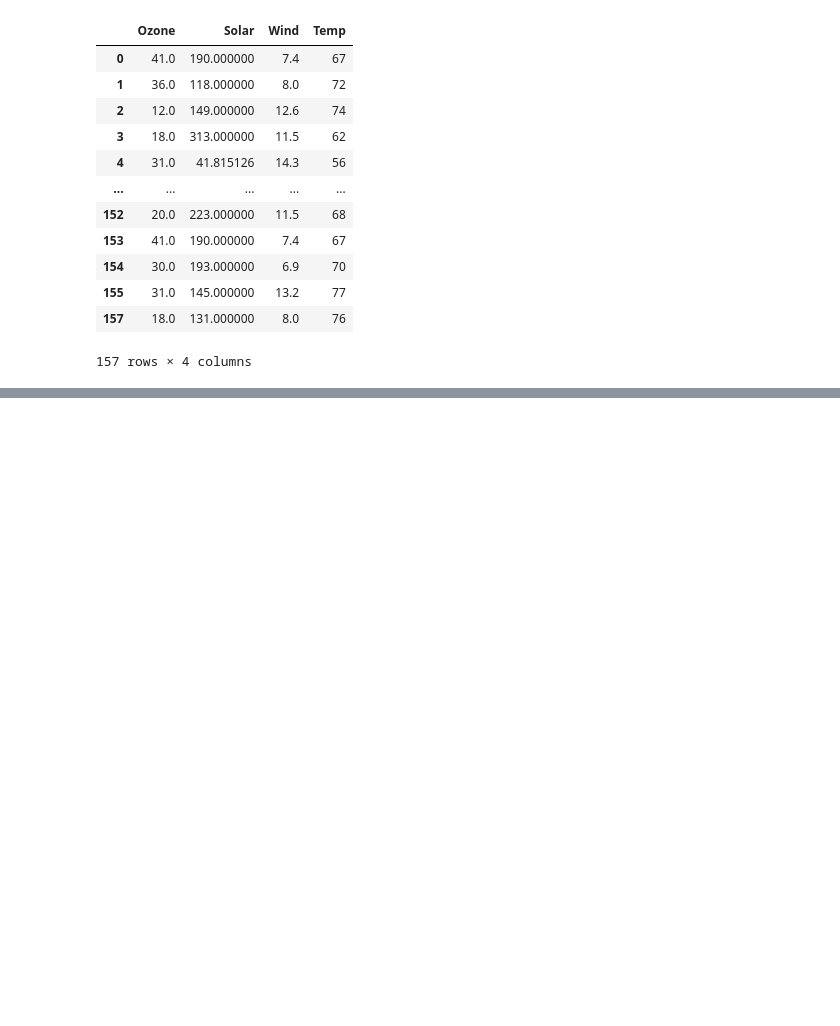
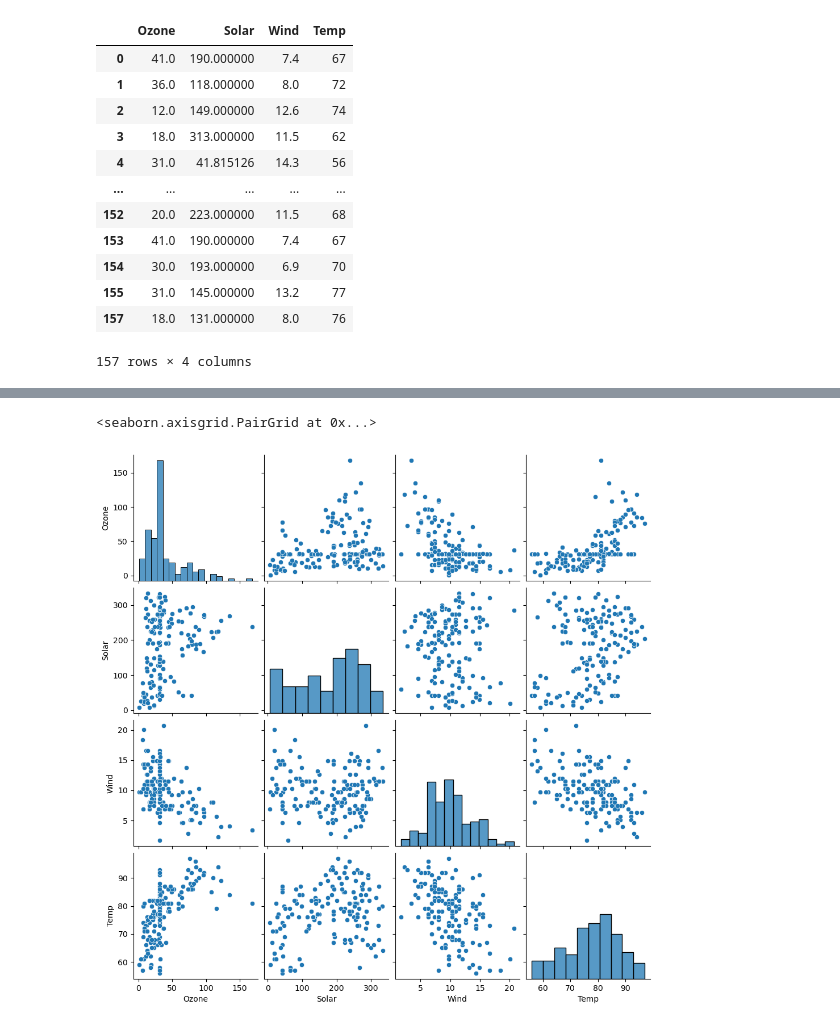
Before and after one commit to HARSHA0096/AIML_HARSHA, a Jupyter notebook: EDA 1.ipynb, the cells around one changed output, grey strips where cells are left out. Saved outputs shown, nothing was run; the diff lists cells and outputs as text; code cells hidden in the pictures; blank space fills up the shorter version.

```diff
--- a/EDA 1.ipynb
+++ b/EDA 1.ipynb
@@ -380,0 +402,5 @@ numrric
+# %%
+sns.pairplot(data1_numeric)
+# %% [output]
+<seaborn.axisgrid.PairGrid at 0x...>
+[figure, added]
```
Also changed, not shown: parts of 8 cells of this notebook.
